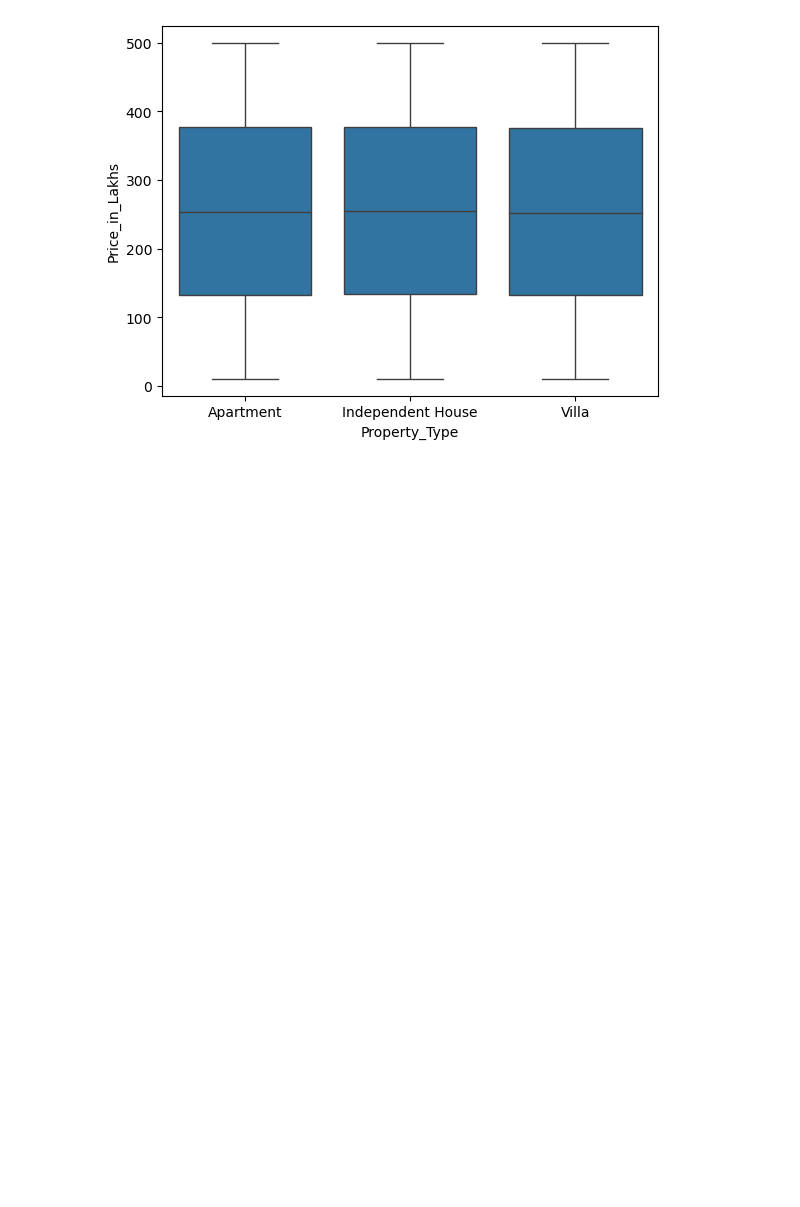
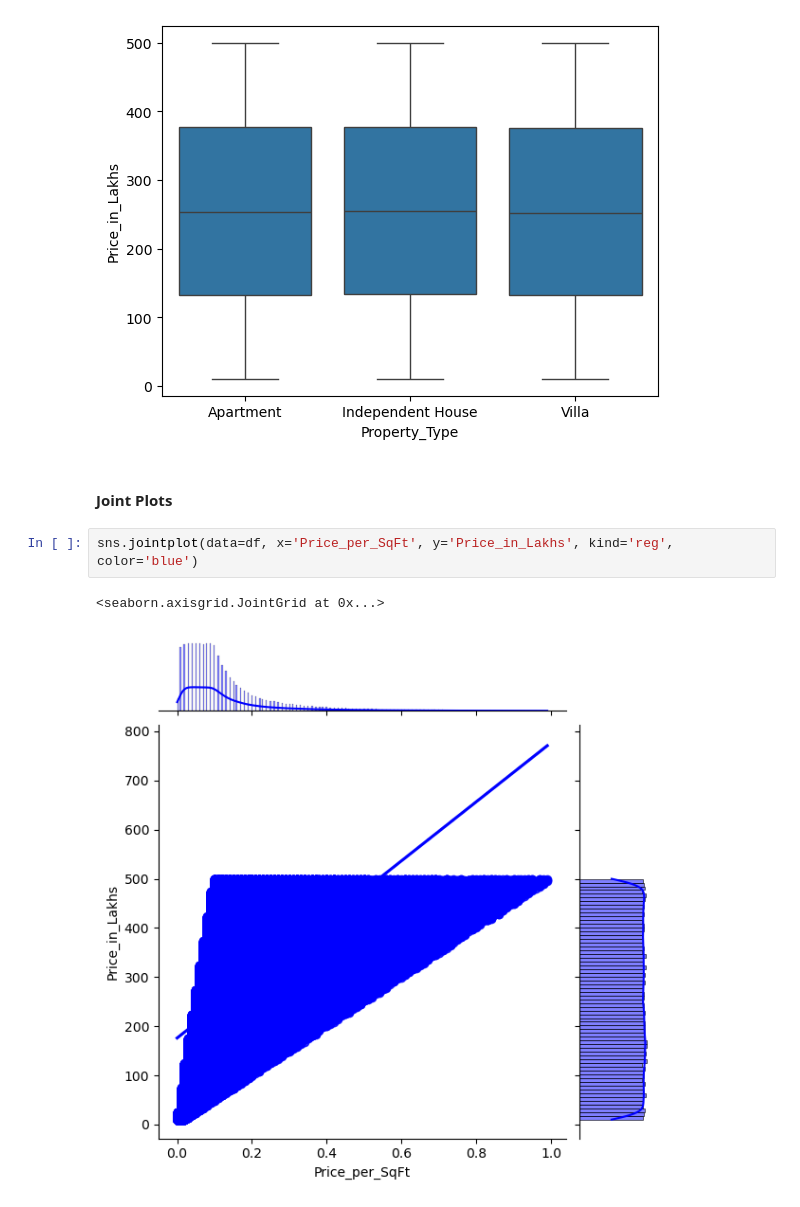
Before and after one commit to vamsikrishna-S/Python-Practise, a Jupyter notebook: Code/India Housing Price Prediction.ipynb, the cells around one changed output. Cells and saved outputs as stored; diff of their text form; blank space fills up the shorter version.

```diff
--- a/Code/India Housing Price Prediction.ipynb
+++ b/Code/India Housing Price Prediction.ipynb
@@ -58,3 +78,10 @@ sns.boxplot(df, x="Property_Type", y="Price_in_Lakhs")
 # %% [output]
 <Axes: xlabel='Property_Type', ylabel='Price_in_Lakhs'>
 [figure]
+# %% [markdown]
+#### Joint Plots
+# %%
+sns.jointplot(data=df, x='Price_per_SqFt', y='Price_in_Lakhs', kind='reg', color='blue')
+# %% [output]
+<seaborn.axisgrid.JointGrid at 0x...>
+[figure, added]
```
Also changed, not shown: parts of 56 cells of this notebook, 2 other files.
